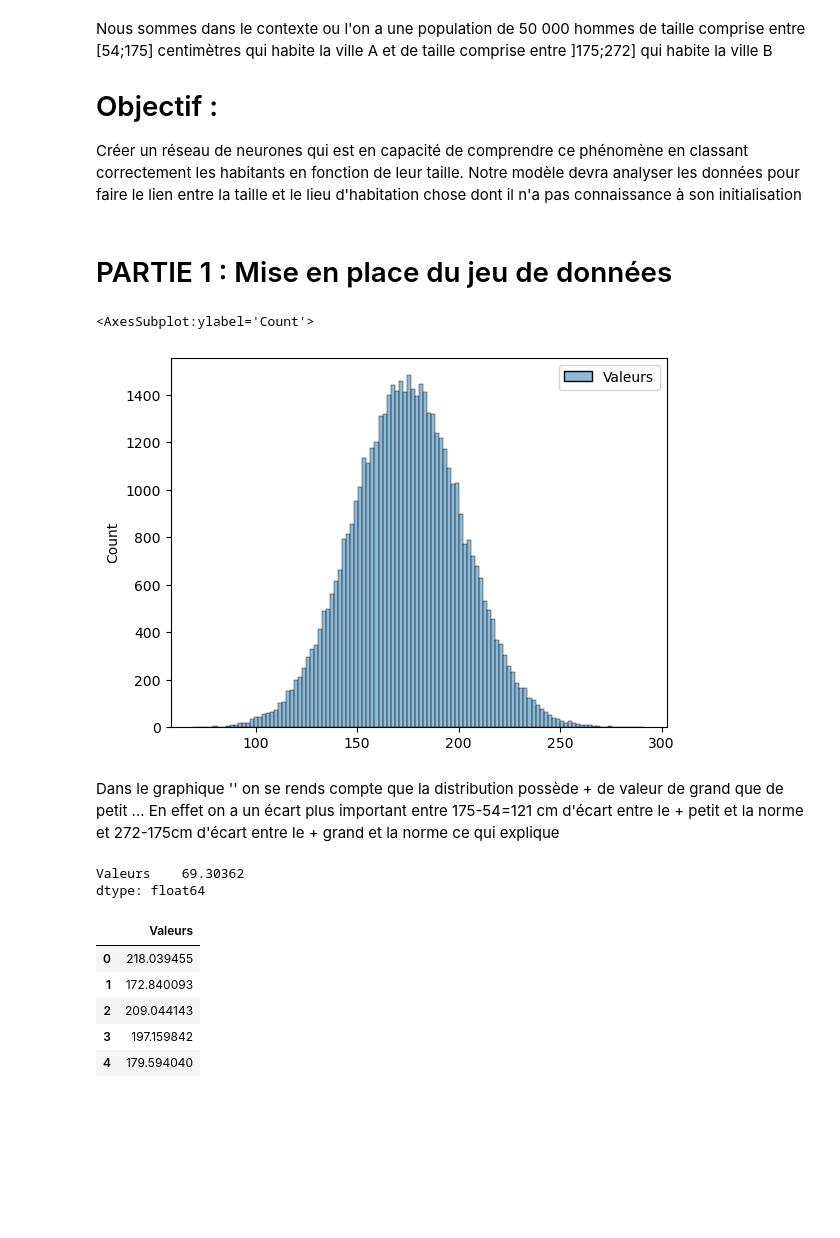
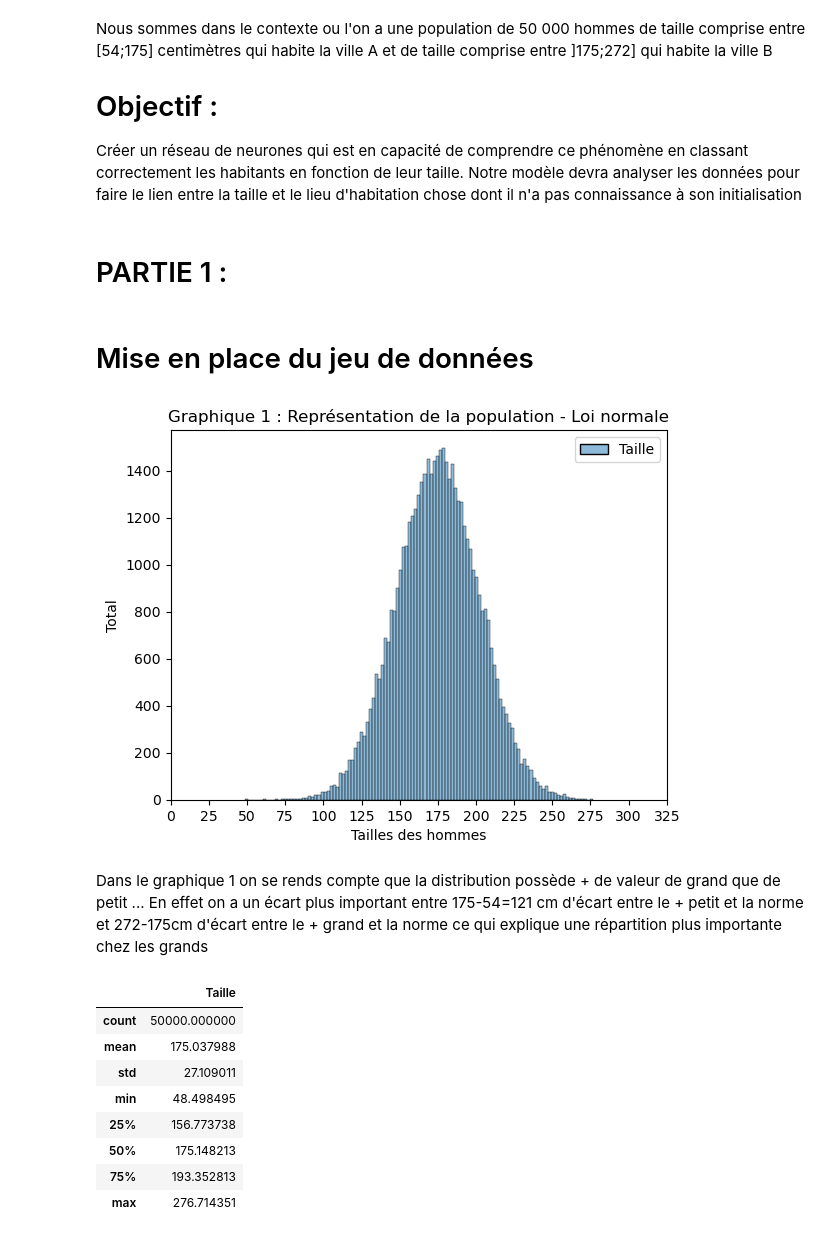
Before and after one commit to JulienFX/ANN, a Jupyter notebook: ClassificationBinaire.ipynb, the cells around one changed output. Cells and saved outputs as stored; diff of their text form; code cells hidden in the pictures; blank space fills up the shorter version.

```diff
--- a/ClassificationBinaire.ipynb
+++ b/ClassificationBinaire.ipynb
@@ -16,30 +17,35 @@ import pandas as pd
+# %% [markdown]
+# PARTIE 1 :
 # %% [markdown]
-# PARTIE 1 : Mise en place du jeu de données
+# Mise en place du jeu de données
 # %%
 # La taille moyenne des hommes est de 175cm, à l'aide de la loi normale on va reproduire une population conforme à ce qui
 # pourrait exister dans le monde réel
 mu, sigma = 175, (272-54)/8 # mu = moyenne / sigma = écart type -> pour simplifier on le calcul de manière empirique
+# en nous n'avons pas de données donc le calcul de l'écart-type ne peut que se déduire
 simu_norm = np.random.normal(mu,sigma,50000)
-loiNormalRes = pd.DataFrame(simu_norm,columns=['Valeurs'])
+loiNormalRes = pd.DataFrame(simu_norm,columns=['Taille'])
 sns.histplot(loiNormalRes)
+plt.title('Graphique 1 : Représentation de la population - Loi normale')
+plt.xlabel('Tailles des hommes')
+plt.ylabel('Total')
+plt.xticks(range(0, 350, 25)) # ici j'ai choisi 350 = 175 * 2 pour avoir centre graphiquement ma loi normale
+plt.show()
 # %% [output]
-<AxesSubplot:ylabel='Count'>
-[figure, old version]
+[figure, new version]
 # %% [markdown]
-Dans le graphique '' on se rends compte que la distribution possède + de valeur de grand que de petit ...
+Dans le graphique 1 on se rends compte que la distribution possède + de valeur de grand que de petit ...
 En effet on a un écart plus important entre 175-54=121 cm d'écart entre le + petit et la norme
-et 272-175cm d'écart entre le + grand et la norme ce qui explique
+et 272-175cm d'écart entre le + grand et la norme ce qui explique une répartition plus importante chez les grands
-# %%
-np.min(loiNormalRes)
-# %% [output]
-Valeurs    69.30362
-dtype: float64
 # %%
-loiNormalRes.head()
+loiNormalRes.describe()
 # %% [output]
-|  | Valeurs |
-| 0 | 218.039455 |
-| 1 | 172.840093 |
-| 2 | 209.044143 |
-| 3 | 197.159842 |
-| 4 | 179.594040 |
+|  | Taille |
+| count | 50000.000000 |
+| mean | 175.037988 |
+| std | 27.109011 |
+| min | 48.498495 |
+| 25% | 156.773738 |
+| 50% | 175.148213 |
+| 75% | 193.352813 |
+| max | 276.714351 |
```
Also changed, not shown: parts of 6 cells of this notebook.
